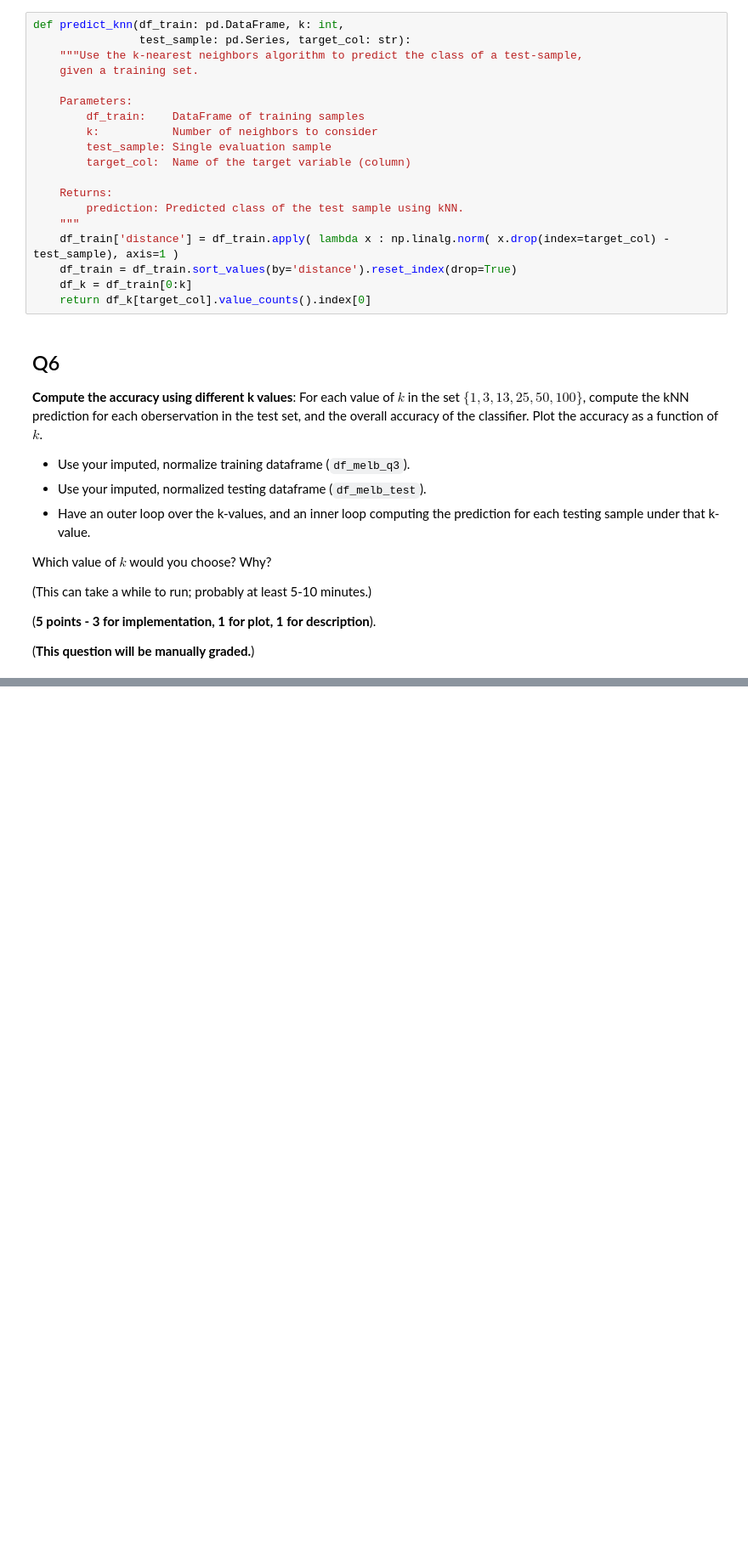
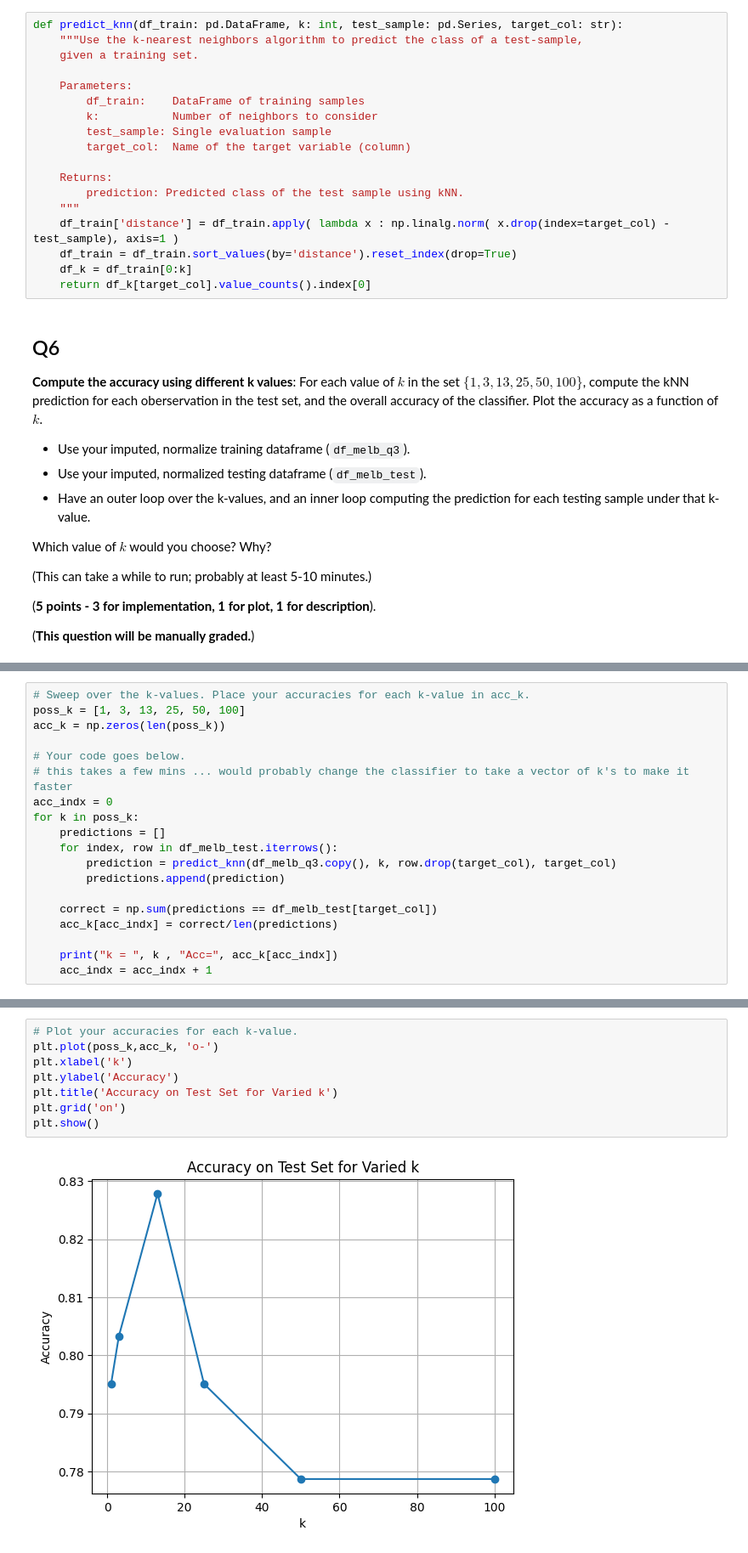
Before and after one commit to BictorFonseca/DataAnalysis, a Jupyter notebook: 329e_HW08.ipynb, the cells around one changed output, grey strips where cells are left out. Shown at 85% size. Drawn from its saved outputs; the diff is of its cells as text; blank space fills up the shorter version.

```diff
--- a/329e_HW08.ipynb
+++ b/329e_HW08.ipynb
@@ -334,8 +342,7 @@ It will predict which class `test_sample` belongs to, based on the `k` nearest n
 # %% [markdown]
 <!-- BEGIN QUESTION -->
 # %%
-def predict_knn(df_train: pd.DataFrame, k: int,
-                test_sample: pd.Series, target_col: str):
+def predict_knn(df_train: pd.DataFrame, k: int, test_sample: pd.Series, target_col: str):
     """Use the k-nearest neighbors algorithm to predict the class of a test-sample,
     given a training set.
 
@@ -384,0 +380,19 @@ acc_k = []
+# %%
+# Sweep over the k-values. Place your accuracies for each k-value in acc_k.
+poss_k = [1, 3, 13, 25, 50, 100]
+acc_k = np.zeros(len(poss_k))
+
+# Your code goes below.
+# this takes a few mins ... would probably change the classifier to take a vector of k's to make it faster
+acc_indx = 0
+for k in poss_k:
+    predictions = []
+    for index, row in df_melb_test.iterrows():
+        prediction = predict_knn(df_melb_q3.copy(), k, row.drop(target_col), target_col)
+        predictions.append(prediction)
+
+    correct = np.sum(predictions == df_melb_test[target_col])
+    acc_k[acc_indx] = correct/len(predictions)
+
+    print("k = ", k , "Acc=", acc_k[acc_indx])
+    acc_indx = acc_indx + 1
@@ -384,0 +406,10 @@ acc_k = []
+# %%
+# Plot your accuracies for each k-value.
+plt.plot(poss_k,acc_k, 'o-')
+plt.xlabel('k')
+plt.ylabel('Accuracy')
+plt.title('Accuracy on Test Set for Varied k')
+plt.grid('on')
+plt.show()
+# %% [output]
+[figure, added]
```
Also changed, not shown: parts of 7 cells of this notebook.
